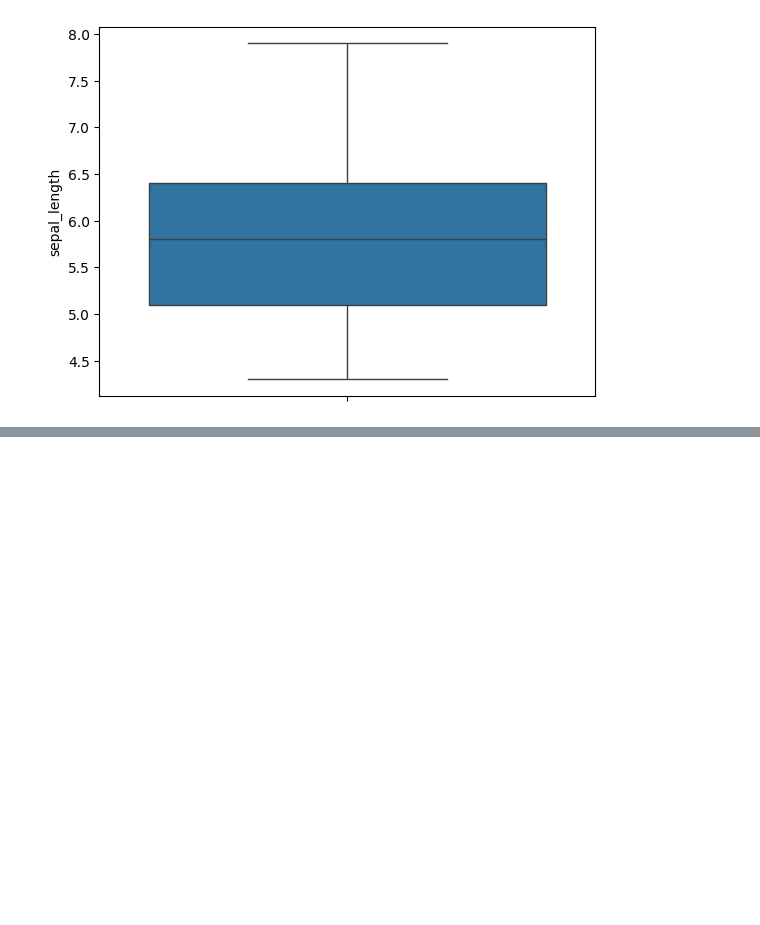
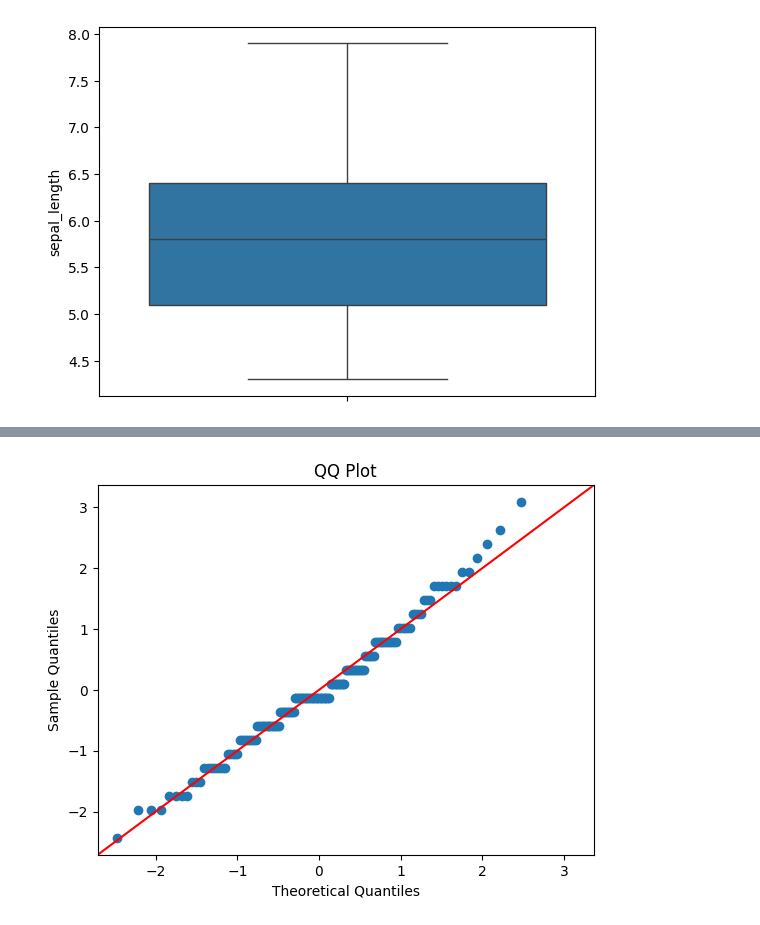
Before and after one commit to shadmanshakib09/Statistics, a Jupyter notebook: Statistics_Part04.ipynb, the cells around one changed output, grey strips where cells are left out. Cells and saved outputs as stored; diff of their text form; code cells hidden in the pictures; blank space fills up the shorter version.

```diff
--- a/Statistics_Part04.ipynb
+++ b/Statistics_Part04.ipynb
@@ -83,0 +126,10 @@ sns.boxplot(df['sepal_length']) #no outliers
+# %%
+#using statsmodel
+import statsmodels.api as sm
+fig = sm.qqplot(df['sepal_width'], line='45',fit=True)
+plt.title('QQ Plot')
+plt.xlabel('Theoretical Quantiles')
+plt.ylabel('Sample Quantiles')
+plt.show()
+# %% [output]
+[figure, added]
```
Also changed, not shown: parts of 24 cells of this notebook.
